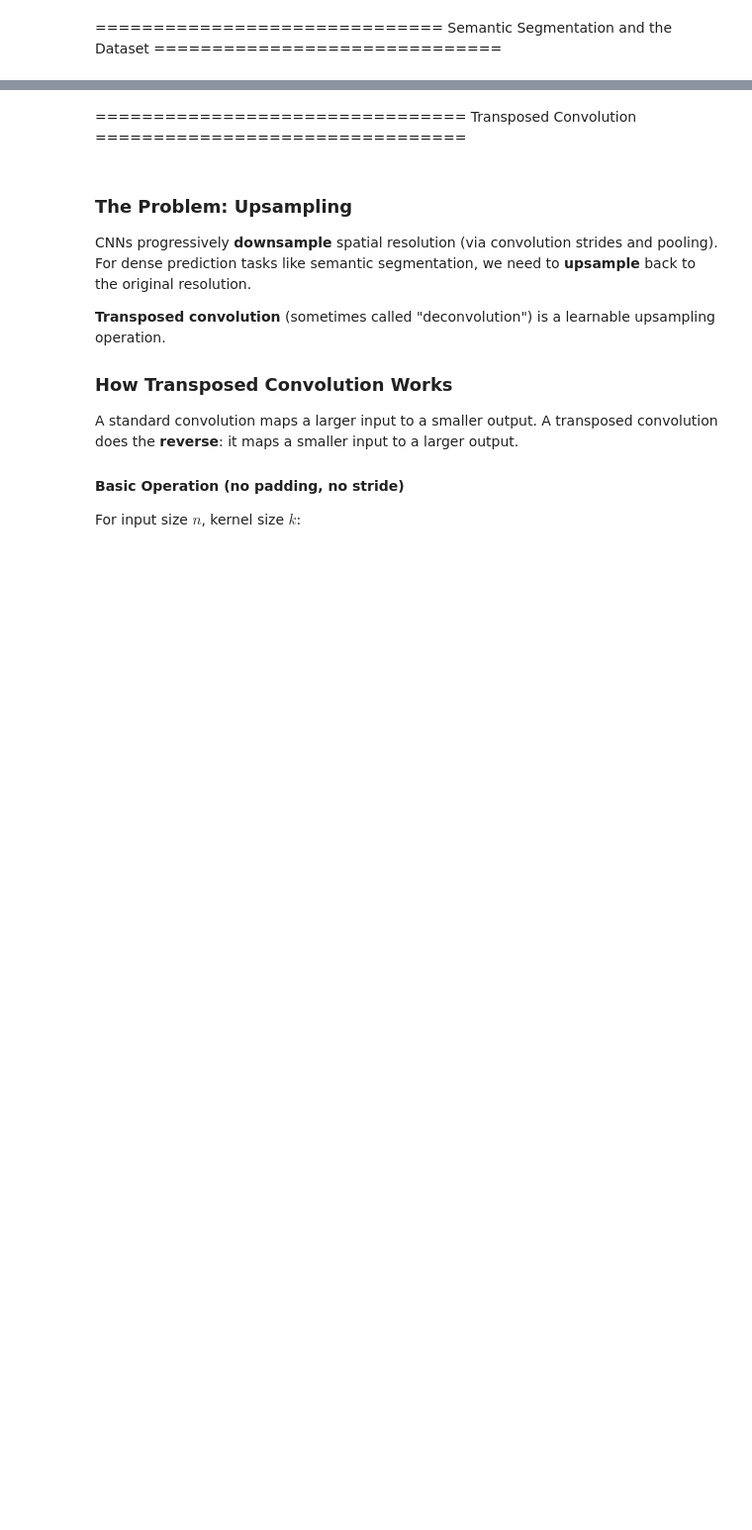
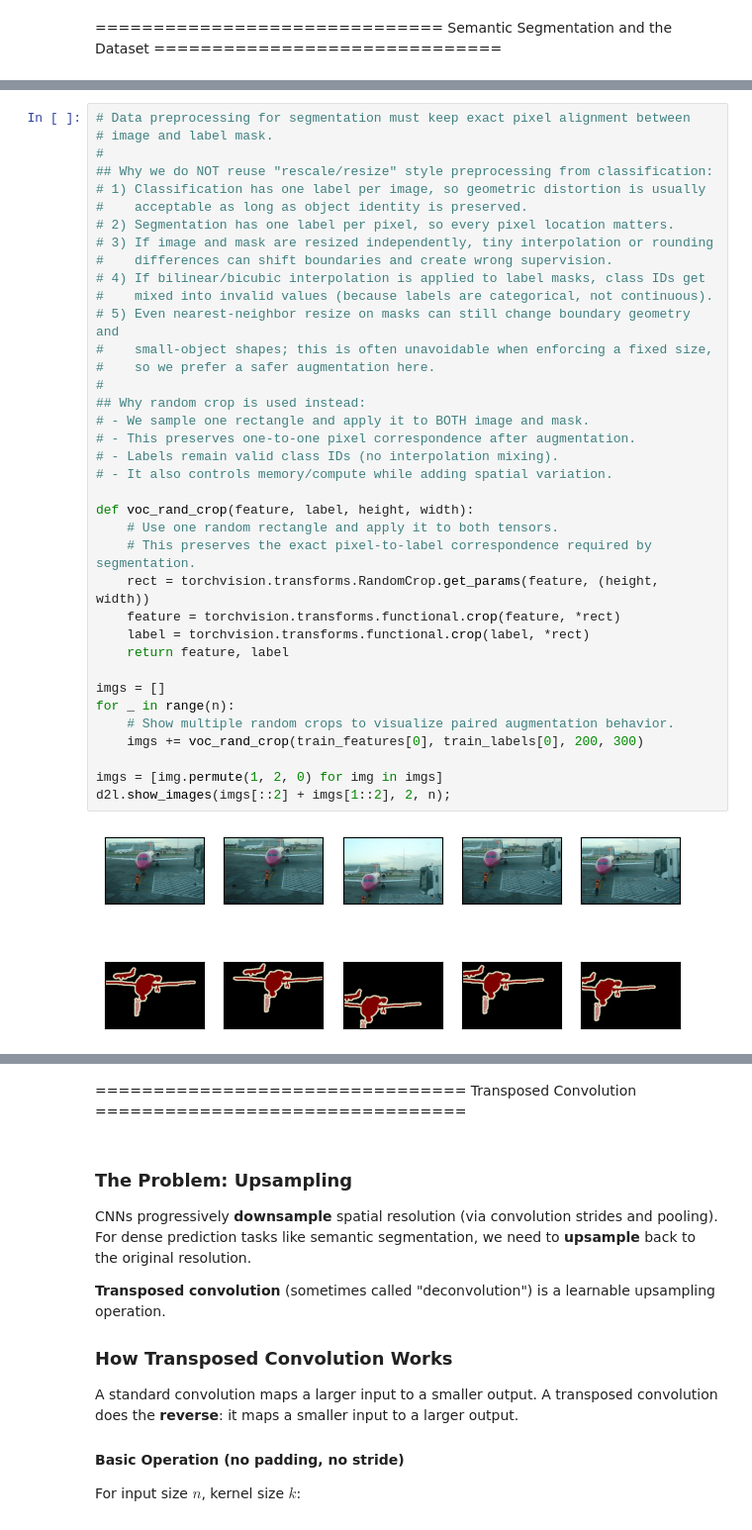
Before and after one commit to huiminyan2017/pytorch-d2l, a Jupyter notebook: notebooks/14_computer_vision.ipynb, the cells around one changed output, grey strips where cells are left out. Shown at 99% size. Drawn from its saved outputs; the diff is of its cells as text; blank space fills up the shorter version.

```diff
--- a/notebooks/14_computer_vision.ipynb
+++ b/notebooks/14_computer_vision.ipynb
@@ -1320,0 +1888,39 @@ def voc_rand_crop(feature, label, height, width):
+# %%
+# Data preprocessing for segmentation must keep exact pixel alignment between
+# image and label mask.
+#
+## Why we do NOT reuse "rescale/resize" style preprocessing from classification:
+# 1) Classification has one label per image, so geometric distortion is usually
+#    acceptable as long as object identity is preserved.
+# 2) Segmentation has one label per pixel, so every pixel location matters.
+# 3) If image and mask are resized independently, tiny interpolation or rounding
+#    differences can shift boundaries and create wrong supervision.
+# 4) If bilinear/bicubic interpolation is applied to label masks, class IDs get
+#    mixed into invalid values (because labels are categorical, not continuous).
+# 5) Even nearest-neighbor resize on masks can still change boundary geometry and
+#    small-object shapes; this is often unavoidable when enforcing a fixed size,
+#    so we prefer a safer augmentation here.
+#
+## Why random crop is used instead:
+# - We sample one rectangle and apply it to BOTH image and mask.
+# - This preserves one-to-one pixel correspondence after augmentation.
+# - Labels remain valid class IDs (no interpolation mixing).
+# - It also controls memory/compute while adding spatial variation.
+
+def voc_rand_crop(feature, label, height, width):
+    # Use one random rectangle and apply it to both tensors.
+    # This preserves the exact pixel-to-label correspondence required by segmentation.
+    rect = torchvision.transforms.RandomCrop.get_params(feature, (height, width))
+    feature = torchvision.transforms.functional.crop(feature, *rect)
+    label = torchvision.transforms.functional.crop(label, *rect)
+    return feature, label
+
+imgs = []
+for _ in range(n):
+    # Show multiple random crops to visualize paired augmentation behavior.
+    imgs += voc_rand_crop(train_features[0], train_labels[0], 200, 300)
+
+imgs = [img.permute(1, 2, 0) for img in imgs]
+d2l.show_images(imgs[::2] + imgs[1::2], 2, n);
+# %% [output]
+[figure, added]
```
Also changed, not shown: parts of 71 cells of this notebook, 7 other files.
